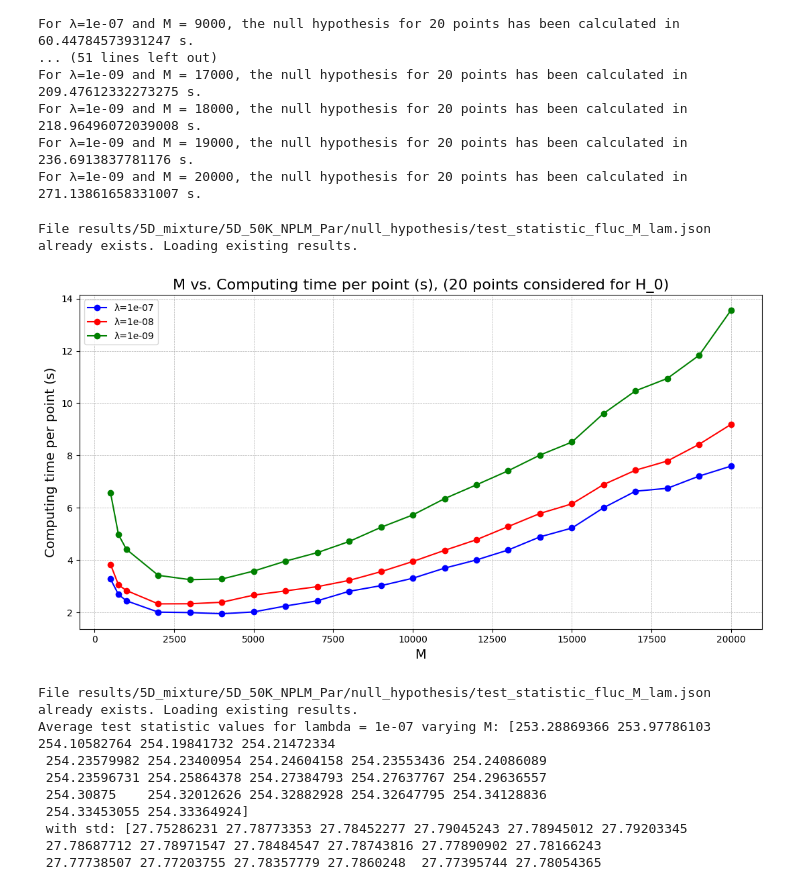
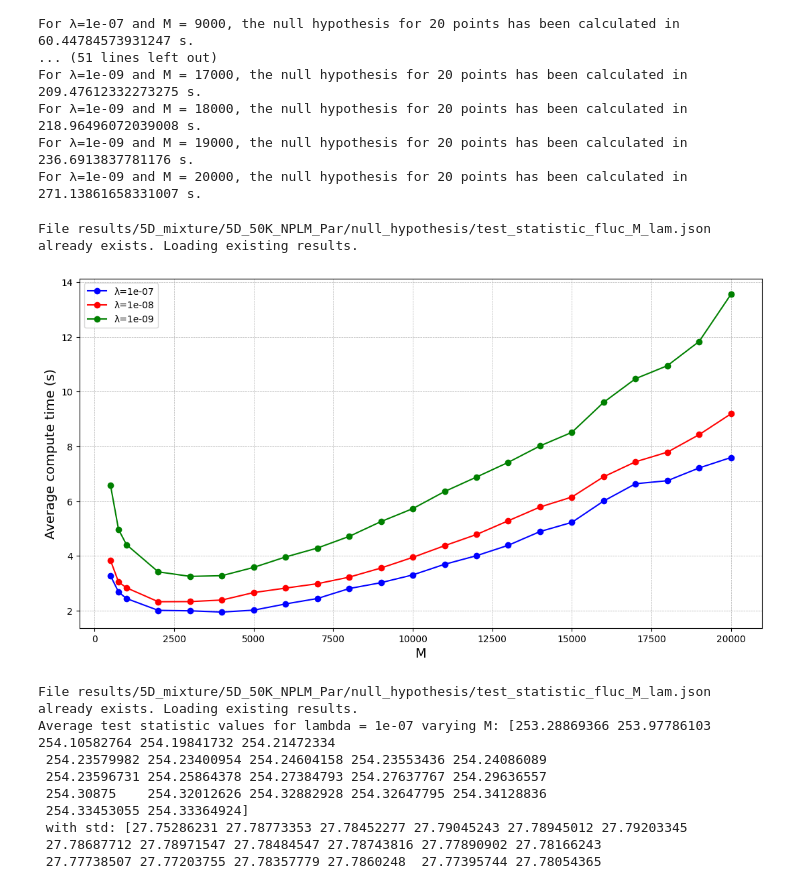
Before and after one commit to TwoSampleTests/NPLM_Parameters_Tuning, a Jupyter notebook: notebooks/Analysis_5D_mixture_50_NPLMPar.ipynb, the cells around one changed output. Cells and saved outputs as stored; diff of their text form; code cells hidden in the pictures.

Commit message:
modified plots axes labels

```diff
--- a/notebooks/Analysis_5D_mixture_50_NPLMPar.ipynb
+++ b/notebooks/Analysis_5D_mixture_50_NPLMPar.ipynb
@@ -5,7 +5,7 @@
 # %% [output]
 /leonardo_scratch/fast/INF25_pml4hep/sgrossi0/projects/TwoSampleTest/NPLM_Parameters_Tuning
 # %%
-visible_devices = [2]
+visible_devices = [0]
 from datetime import datetime
 print(datetime.now().strftime("%Y-%m-%d %H:%M:%S.%f")+":", "Importing os...")
 import os
@@ -490,36 +490,35 @@ if os.path.exists(file):
     for i, result in enumerate(results):
         for lam, lam_data in result["lam"].items():
             for j, M_data in enumerate(lam_data):  # For each M value in the lambda
 
                 null_hp_times[i, j] = M_data["computing_time"]
                 metric_values[i, j] = M_data["metric_list"]
                 null_hp_times = np.array(null_hp_times)
                 metric_values = np.array(metric_values)
 
 else:
     print("file does not exist")
 
 
 color_list = ['b','r','g']
 label_list = [f'λ={lam}' for lam in lam_list]
 
 
 plt.figure(figsize=(11, 6))
 for i in range(len(lam_list)):
     plt.errorbar(M_list, null_hp_times[i]/niter,  capsize=5 ,marker='o', linestyle='-', color = color_list[i], label = label_list[i])
 
 plt.xlabel("M", fontsize=14)
-plt.ylabel("Computing time per point (s)", fontsize=14)
-plt.title(f"M vs. Computing time per point (s), ({niter} points considered for H_0)", fontsize=16)
+plt.ylabel("Average compute time (s)", fontsize=14)
 plt.grid(True, which="both", linestyle="--", linewidth=0.5)
 plt.tight_layout()
 plt.legend()
 
 plt.savefig(null_hypotheses_dir+"Computing_time_vs_M.pdf", format="pdf")
 plt.show()
 # %% [output]
 File results/5D_mixture/5D_50K_NPLM_Par/null_hypothesis/test_statistic_fluc_M_lam.json already exists. Loading existing results.
-[figure, old version]
+[figure, new version]
 # %%
 file = null_hypotheses_dir + f"test_statistic_fluc_M_lam.json"
 
```
Also changed, not shown: parts of 2 cells of this notebook, 15 other files.
